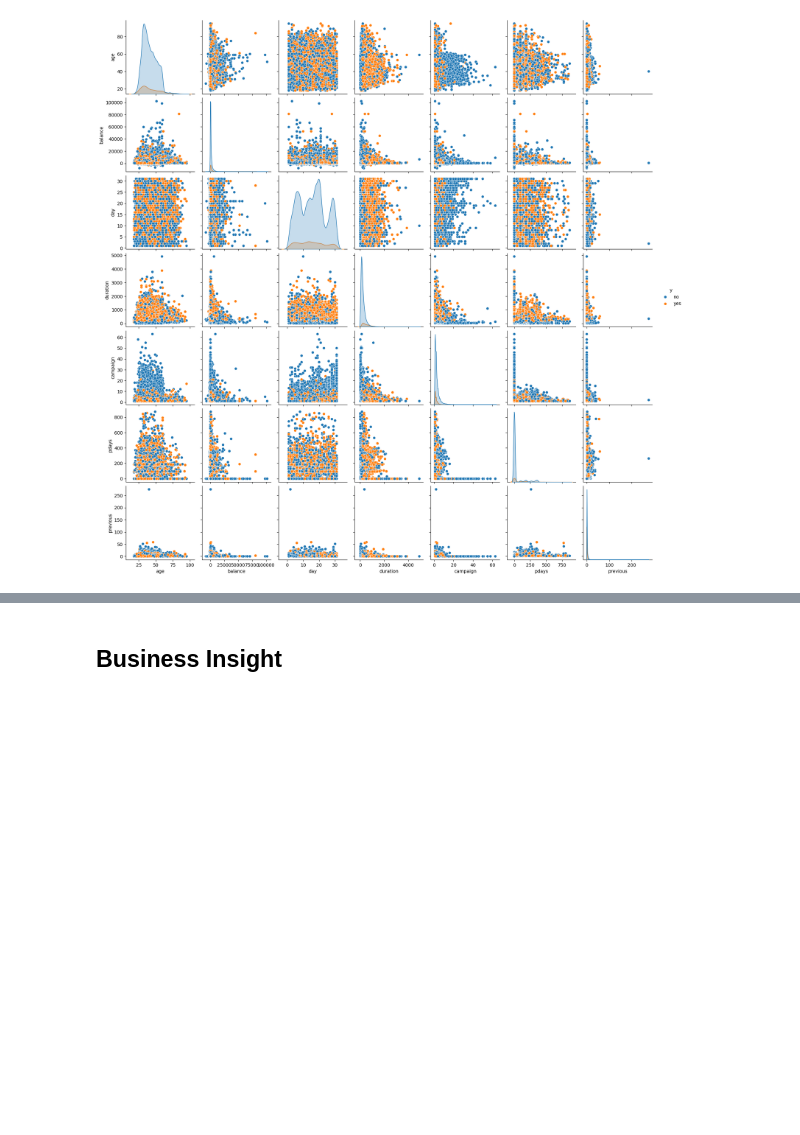
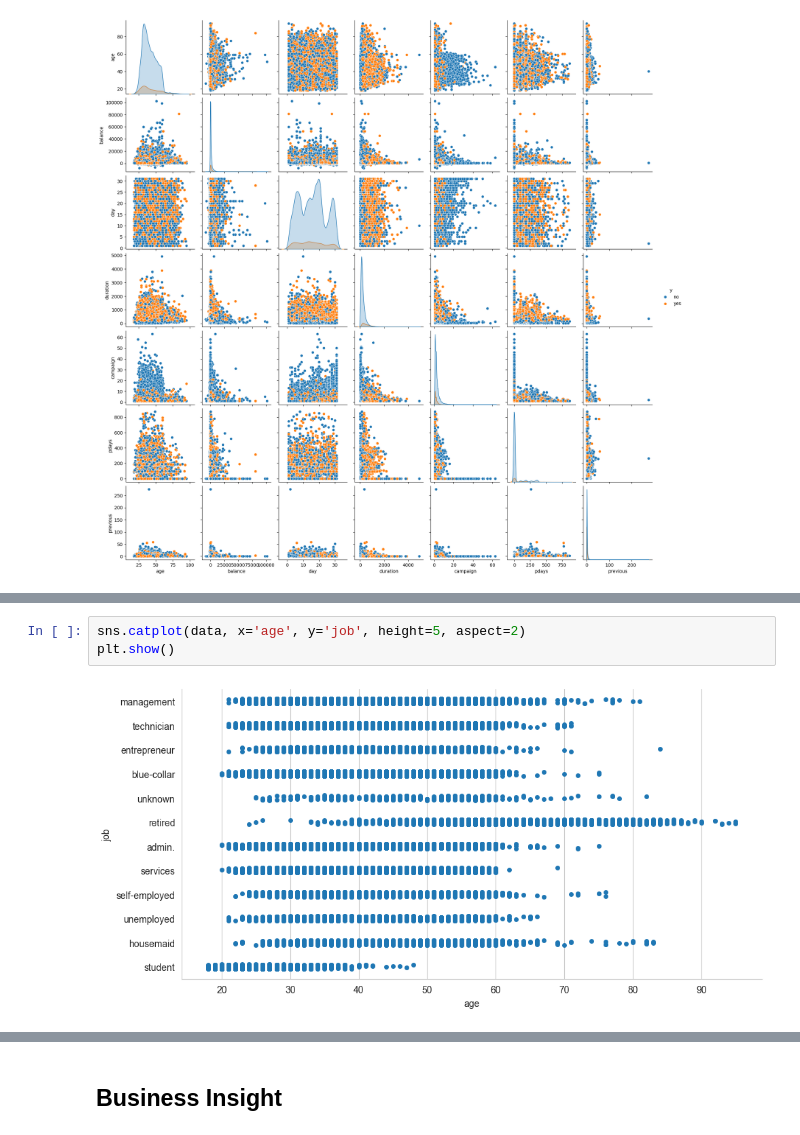
Before and after one commit to bagusatya08/Term-Deposit-Potential-Customer-Prediction, a Jupyter notebook: stage-1/eda-insight-visualization.ipynb, the cells around one changed output, grey strips where cells are left out. Saved outputs shown, nothing was run; the diff lists cells and outputs as text; blank space fills up the shorter version.

```diff
--- a/stage-1/eda-insight-visualization.ipynb
+++ b/stage-1/eda-insight-visualization.ipynb
@@ -246,0 +259,5 @@ plt.show()
+# %%
+sns.catplot(data, x='age', y='job', height=5, aspect=2)
+plt.show()
+# %% [output]
+[figure, added]
```
Also changed, not shown: parts of 5 cells of this notebook, 2 other files.
